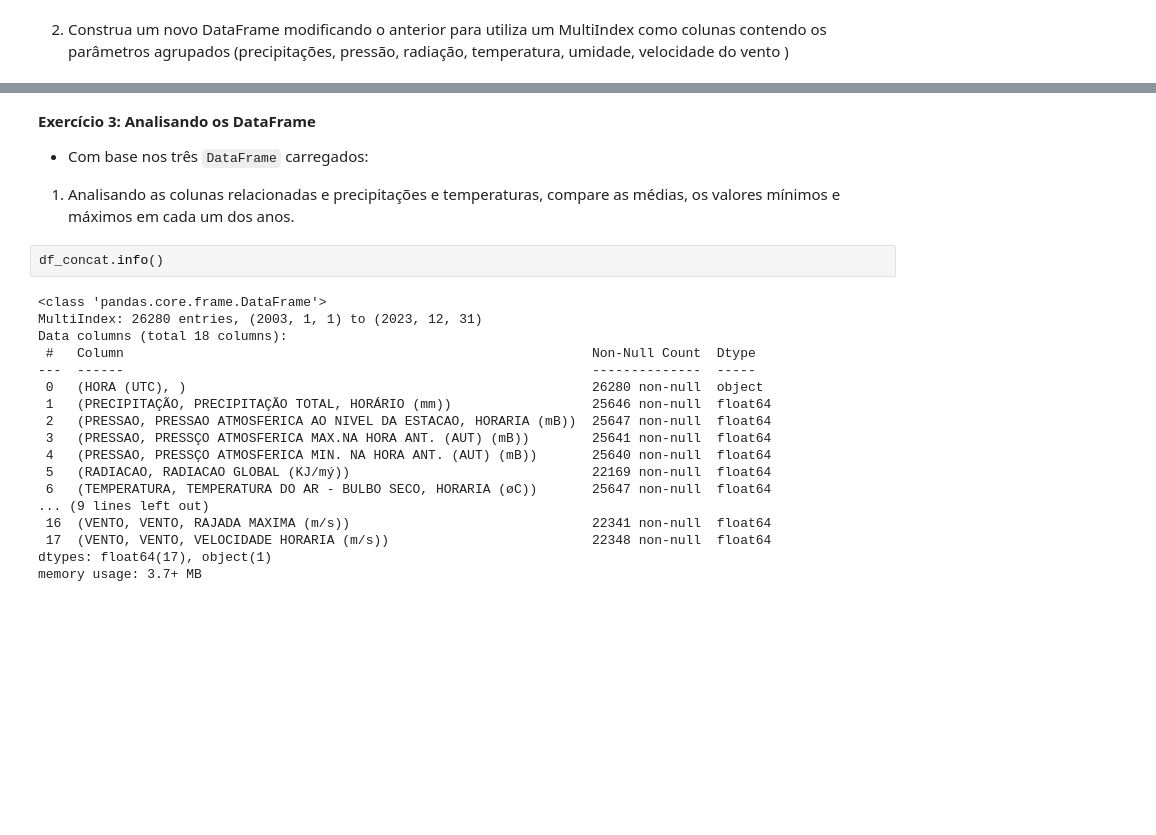
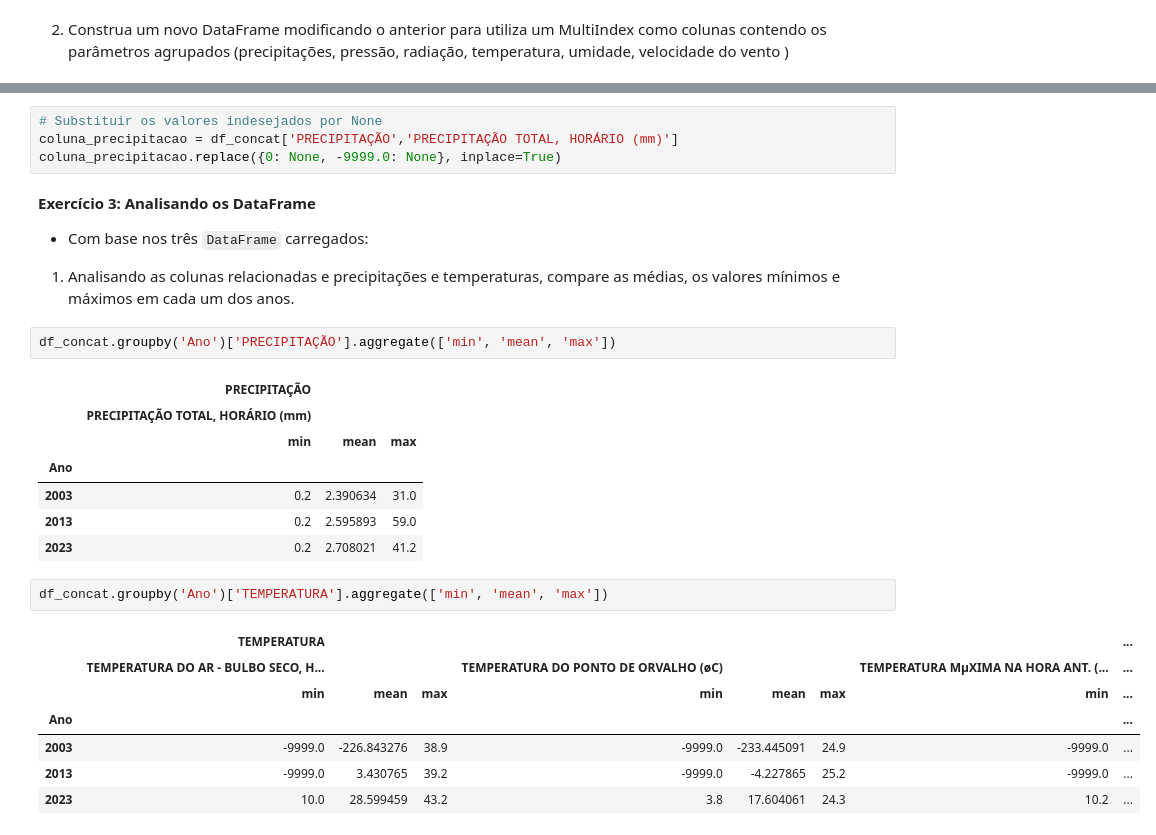
Before and after one commit to TrilhaPython/IP-P007, a Jupyter notebook: IP-P007.ipynb, the cells around one changed output, grey strips where cells are left out. Saved outputs shown, nothing was run; the diff lists cells and outputs as text; blank space fills up the shorter version.

```diff
--- a/IP-P007.ipynb
+++ b/IP-P007.ipynb
@@ -142,26 +163,30 @@ df_concat
 26280 rows × 18 columns
+# %%
+# Substituir os valores indesejados por None
+coluna_precipitacao = df_concat['PRECIPITAÇÃO','PRECIPITAÇÃO TOTAL, HORÁRIO (mm)']
+coluna_precipitacao.replace({0: None, -9999.0: None}, inplace=True)
 # %% [markdown]
 __Exercício 3: Analisando os DataFrame__
 
 *  Com base nos três ``DataFrame`` carregados:
 1. Analisando as colunas relacionadas e precipitações e temperaturas, compare as médias, os valores mínimos e máximos em cada um dos anos.
 # %%
-df_concat.info()
+df_concat.groupby('Ano')['PRECIPITAÇÃO'].aggregate(['min', 'mean', 'max'])
 # %% [output]
-<class 'pandas.core.frame.DataFrame'>
-MultiIndex: 26280 entries, (2003, 1, 1) to (2023, 12, 31)
-Data columns (total 18 columns):
- #   Column                                                            Non-Null Count  Dtype
----  ------                                                            --------------  -----
- 0   (HORA (UTC), )                                                    26280 non-null  object
- 1   (PRECIPITAÇÃO, PRECIPITAÇÃO TOTAL, HORÁRIO (mm))                  25646 non-null  float64
- 2   (PRESSAO, PRESSAO ATMOSFERICA AO NIVEL DA ESTACAO, HORARIA (mB))  25647 non-null  float64
- 3   (PRESSAO, PRESSÇO ATMOSFERICA MAX.NA HORA ANT. (AUT) (mB))        25641 non-null  float64
- 4   (PRESSAO, PRESSÇO ATMOSFERICA MIN. NA HORA ANT. (AUT) (mB))       25640 non-null  float64
- 5   (RADIACAO, RADIACAO GLOBAL (KJ/mý))                               22169 non-null  float64
- 6   (TEMPERATURA, TEMPERATURA DO AR - BULBO SECO, HORARIA (øC))       25647 non-null  float64
-... (9 lines left out)
- 16  (VENTO, VENTO, RAJADA MAXIMA (m/s))                               22341 non-null  float64
- 17  (VENTO, VENTO, VELOCIDADE HORARIA (m/s))                          22348 non-null  float64
-dtypes: float64(17), object(1)
-memory usage: 3.7+ MB
+|  | PRECIPITAÇÃO |  |  |
+|  | PRECIPITAÇÃO TOTAL, HORÁRIO (mm) |  |  |
+|  | min | mean | max |
+| Ano |  |  |  |
+| 2003 | 0.2 | 2.390634 | 31.0 |
+| 2013 | 0.2 | 2.595893 | 59.0 |
+| 2023 | 0.2 | 2.708021 | 41.2 |
+# %%
+df_concat.groupby('Ano')['TEMPERATURA'].aggregate(['min', 'mean', 'max'])
+# %% [output]
+|  | TEMPERATURA |  |  |  |  |  |  | ... |
+|  | TEMPERATURA DO AR - BULBO SECO, H... |  |  | TEMPERATURA DO PONTO DE ORVALHO (øC) |  |  | TEMPERATURA MµXIMA NA HORA ANT. (... | ... |
+|  | min | mean | max | min | mean | max | min | ... |
+| Ano |  |  |  |  |  |  |  | ... |
+| 2003 | -9999.0 | -226.843276 | 38.9 | -9999.0 | -233.445091 | 24.9 | -9999.0 | ... |
+| 2013 | -9999.0 | 3.430765 | 39.2 | -9999.0 | -4.227865 | 25.2 | -9999.0 | ... |
+| 2023 | 10.0 | 28.599459 | 43.2 | 3.8 | 17.604061 | 24.3 | 10.2 | ... |
```
Also changed, not shown: parts of 7 cells of this notebook.
